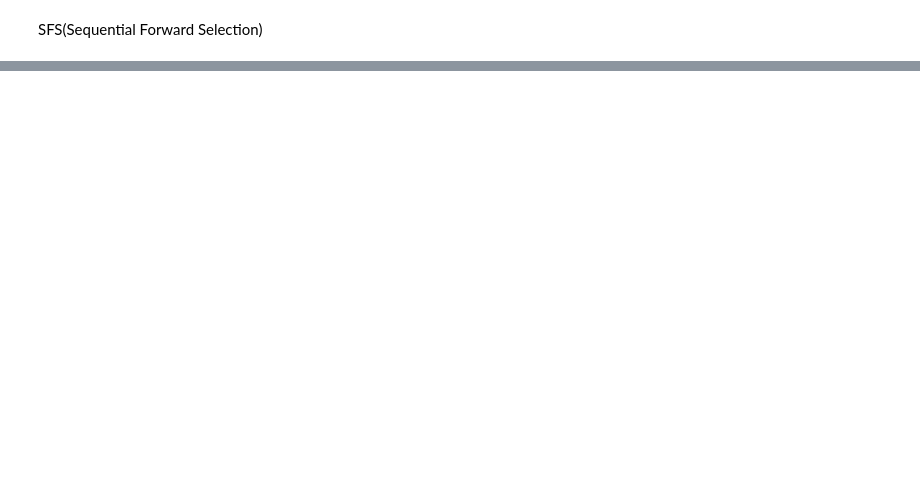
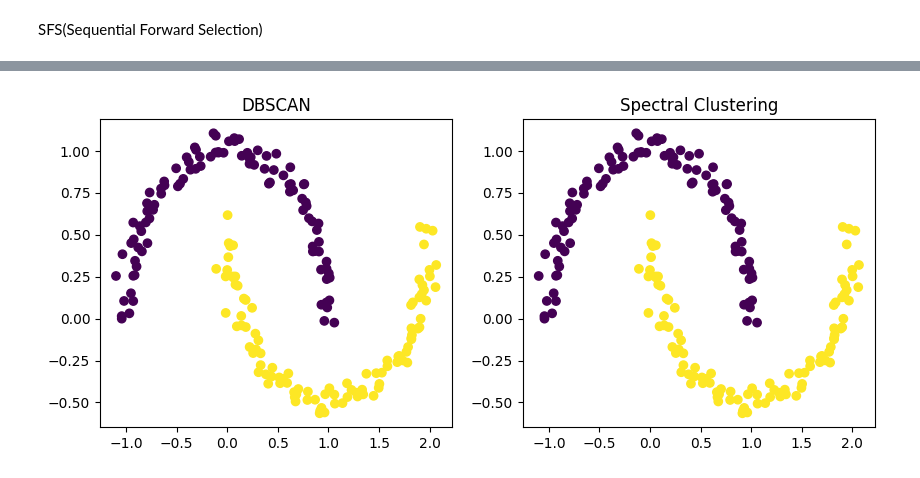
Before and after one commit to Lakshman3556/Machine_Learning, a Jupyter notebook: week7.ipynb, the cells around one changed output, grey strips where cells are left out. Drawn from its saved outputs; the diff is of its cells as text; code cells hidden in the pictures; blank space fills up the shorter version.

```diff
--- a/week7.ipynb
+++ b/week7.ipynb
@@ -210,0 +283,23 @@ dtype: int64
+# %%
+from sklearn.cluster import DBSCAN, SpectralClustering
+from sklearn.datasets import make_moons
+import matplotlib.pyplot as plt
+
+# Generate moons dataset
+X, _ = make_moons(n_samples=200, noise=0.05, random_state=42)
+
+# DBSCAN clustering
+db_labels = DBSCAN(eps=0.3, min_samples=5).fit_predict(X)
+
+# Spectral Clustering
+sp_labels = SpectralClustering(n_clusters=2, affinity='nearest_neighbors', random_state=42).fit_predict(X)
+
+# Plot side by side
+fig, (ax1, ax2) = plt.subplots(1, 2, figsize=(10,4))
+ax1.scatter(X[:,0], X[:,1], c=db_labels, cmap='viridis')
+ax1.set_title("DBSCAN")
+ax2.scatter(X[:,0], X[:,1], c=sp_labels, cmap='viridis')
+ax2.set_title("Spectral Clustering")
+plt.show()
+# %% [output]
+[figure, added]
```
Also changed, not shown: parts of 16 cells of this notebook.
